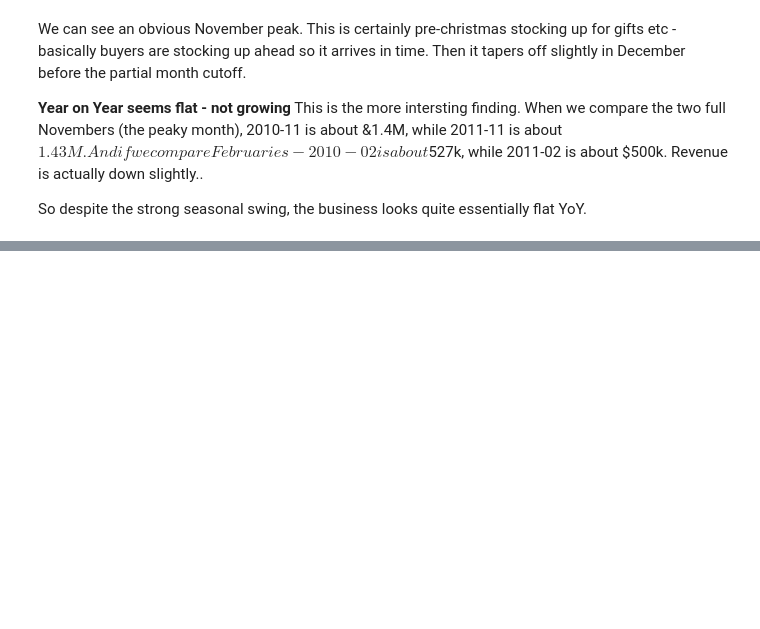
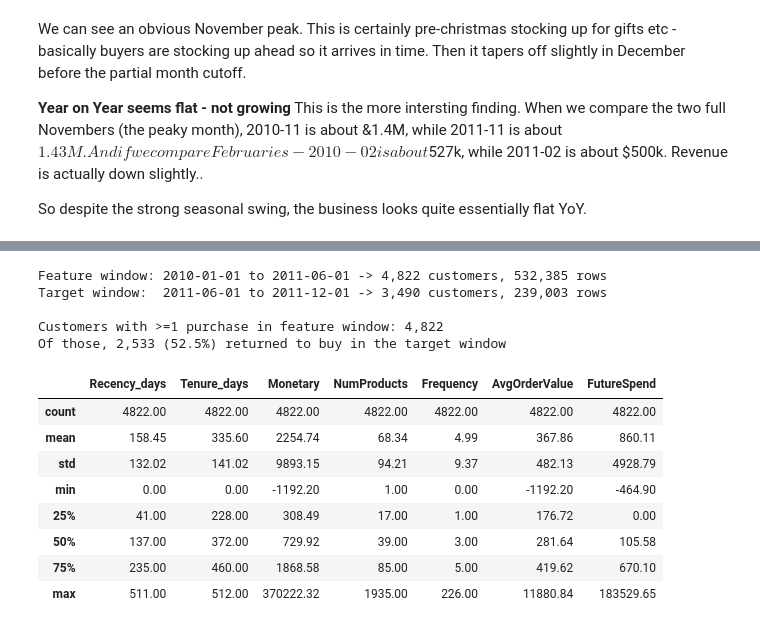
Before and after one commit to chua0332/marketing_datasets_EDA, a Jupyter notebook: online_retail_EDA.ipynb, the cells around one changed output, grey strips where cells are left out. Saved outputs shown, nothing was run; the diff lists cells and outputs as text; code cells hidden in the pictures; blank space fills up the shorter version.

Commit message:
update online retail EDA analysis

```diff
--- a/online_retail_EDA.ipynb
+++ b/online_retail_EDA.ipynb
@@ -299,0 +313,49 @@ So despite the strong seasonal swing, the business looks quite essentially flat
+# %%
+feature_start = pd.Timestamp("2010-01-01")
+cutoff        = pd.Timestamp("2011-06-01")
+target_end    = pd.Timestamp("2011-12-01")
+
+# CLV is inherently per-customer, so only rows with a known Customer ID are usable
+cust_df = online_retail_clean.dropna(subset=["Customer ID"]).copy()
+
+feat_window   = cust_df[(cust_df.InvoiceDate >= feature_start) & (cust_df.InvoiceDate < cutoff)]
+target_window = cust_df[(cust_df.InvoiceDate >= cutoff) & (cust_df.InvoiceDate < target_end)]
+
+print(f"Feature window: {feature_start.date()} to {cutoff.date()} -> {feat_window['Customer ID'].nunique():,} customers, {len(feat_window):,} rows")
+print(f"Target window:  {cutoff.date()} to {target_end.date()} -> {target_window['Customer ID'].nunique():,} customers, {len(target_window):,} rows")
+
+# RFM-style features per customer, built only from the FEATURE window
+is_purchase = ~feat_window["Invoice"].astype(str).str.startswith("C")  # count real orders, not cancellations, for Frequency
+
+rfm = feat_window.groupby("Customer ID").agg(
+    Recency_days=("InvoiceDate", lambda s: (cutoff - s.max()).days),
+    Tenure_days=("InvoiceDate", lambda s: (cutoff - s.min()).days),
+    Monetary=("Revenue", "sum"),          # net revenue, includes returns/cancellations
+    NumProducts=("StockCode", "nunique"),
+)
+rfm["Frequency"] = feat_window[is_purchase].groupby("Customer ID")["Invoice"].nunique()
+rfm["Frequency"] = rfm["Frequency"].fillna(0)
+rfm["AvgOrderValue"] = (rfm["Monetary"] / rfm["Frequency"].replace(0, np.nan)).fillna(0)
+
+# Target: total revenue in the TARGET window (0 if the customer never came back)
+future_spend = target_window.groupby("Customer ID")["Revenue"].sum()
+rfm["FutureSpend"] = rfm.index.map(future_spend).fillna(0)
+
+print(f"\nCustomers with >=1 purchase in feature window: {len(rfm):,}")
+print(f"Of those, {len(rfm[rfm.FutureSpend > 0]):,} ({(rfm.FutureSpend > 0).mean():.1%}) returned to buy in the target window")
+rfm.describe().round(2)
+# %% [output]
+Feature window: 2010-01-01 to 2011-06-01 -> 4,822 customers, 532,385 rows
+Target window:  2011-06-01 to 2011-12-01 -> 3,490 customers, 239,003 rows
+
+Customers with >=1 purchase in feature window: 4,822
+Of those, 2,533 (52.5%) returned to buy in the target window
+|  | Recency_days | Tenure_days | Monetary | NumProducts | Frequency | AvgOrderValue | FutureSpend |
+| count | 4822.00 | 4822.00 | 4822.00 | 4822.00 | 4822.00 | 4822.00 | 4822.00 |
+| mean | 158.45 | 335.60 | 2254.74 | 68.34 | 4.99 | 367.86 | 860.11 |
+| std | 132.02 | 141.02 | 9893.15 | 94.21 | 9.37 | 482.13 | 4928.79 |
+| min | 0.00 | 0.00 | -1192.20 | 1.00 | 0.00 | -1192.20 | -464.90 |
+| 25% | 41.00 | 228.00 | 308.49 | 17.00 | 1.00 | 176.72 | 0.00 |
+| 50% | 137.00 | 372.00 | 729.92 | 39.00 | 3.00 | 281.64 | 105.58 |
+| 75% | 235.00 | 460.00 | 1868.58 | 85.00 | 5.00 | 419.62 | 670.10 |
+| max | 511.00 | 512.00 | 370222.32 | 1935.00 | 226.00 | 11880.84 | 183529.65 |
```
Also changed, not shown: parts of 7 cells of this notebook.
